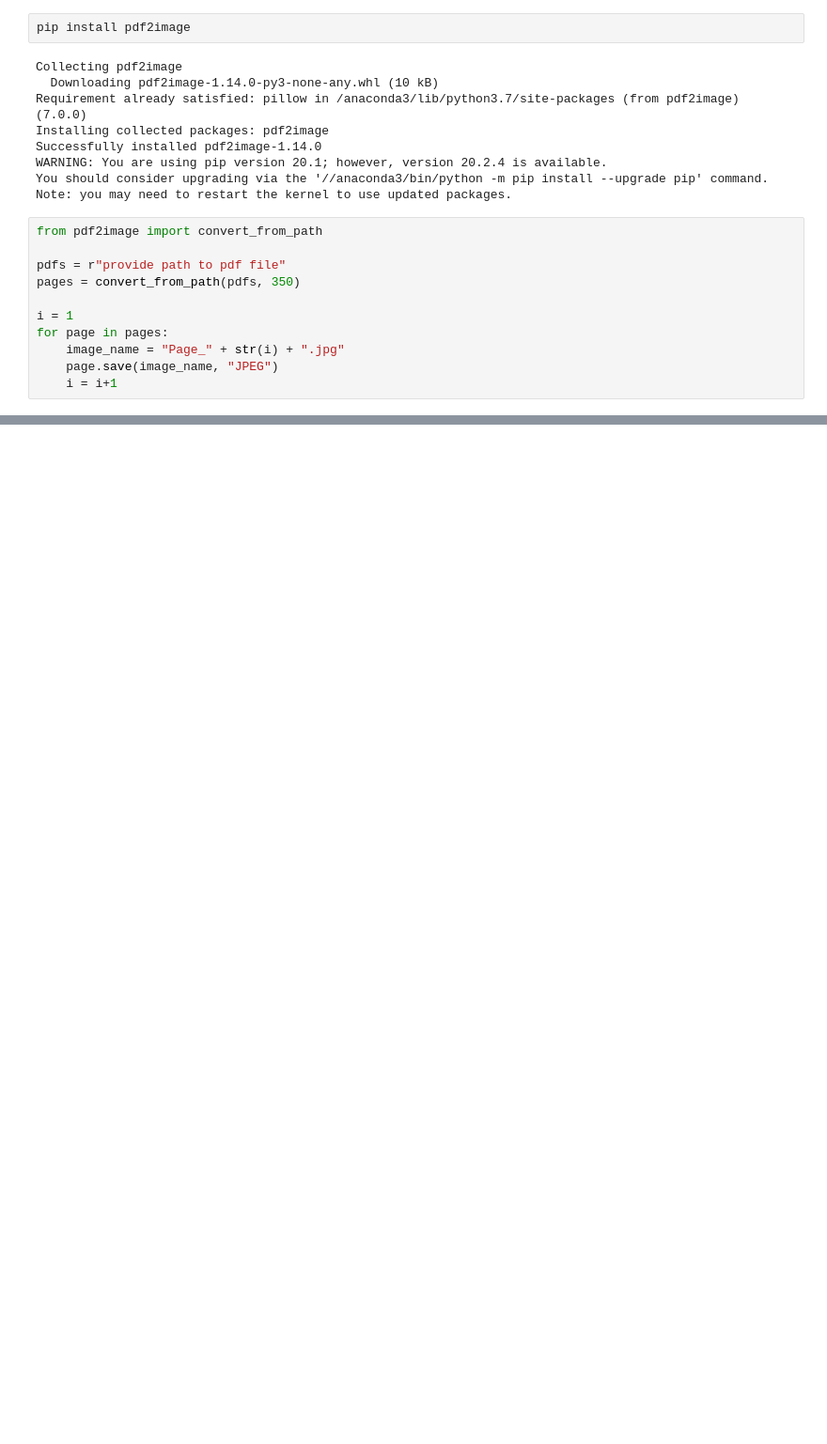
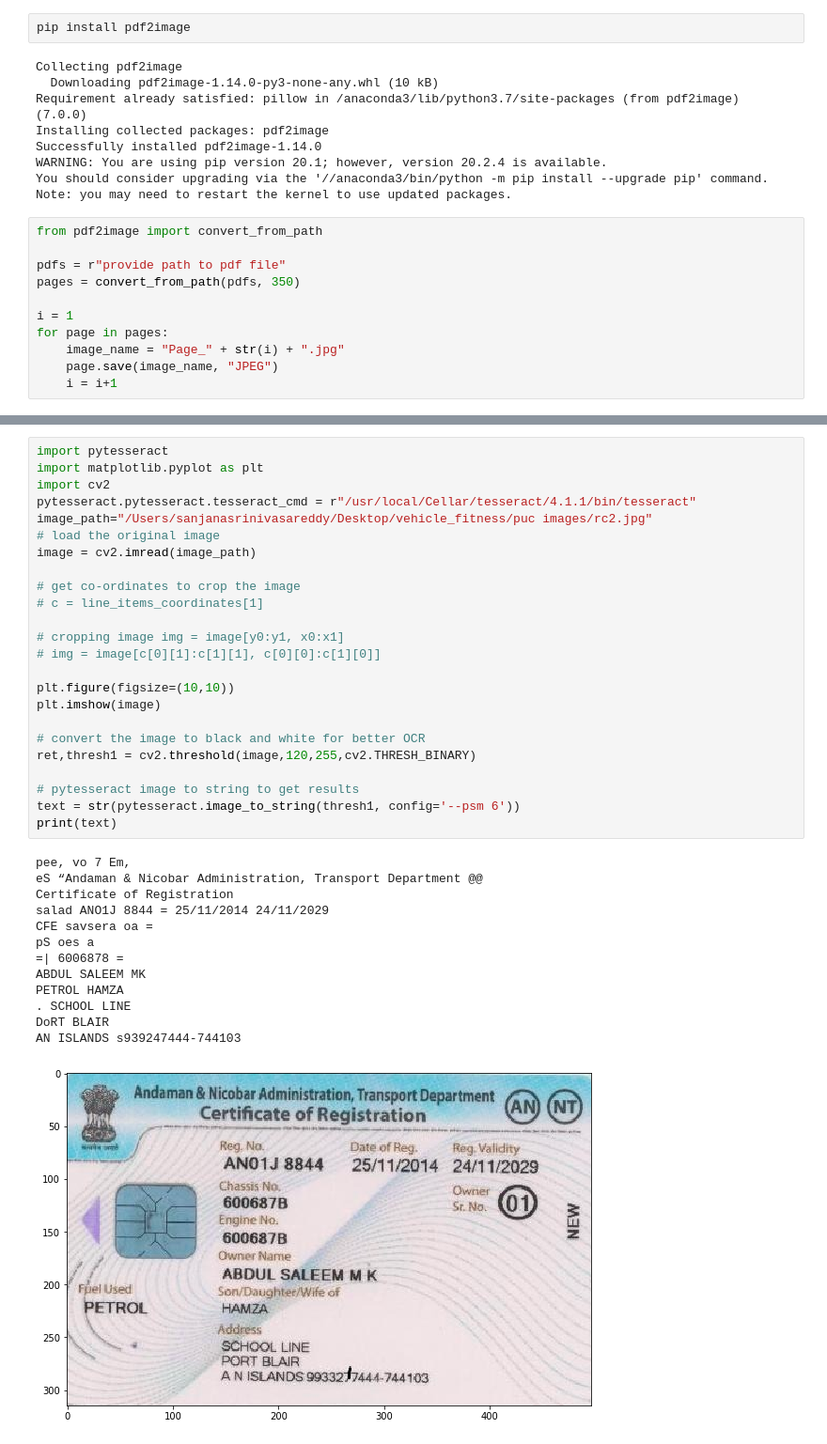
Before and after one commit to nishchaljs/vehicle_fitness, a Jupyter notebook: OCR.ipynb, the cells around one changed output, grey strips where cells are left out. Shown: that part at 94% size. Cells and saved outputs as stored; diff of their text form; blank space fills up the shorter version.

```diff
--- a/OCR.ipynb
+++ b/OCR.ipynb
@@ -60,0 +122,38 @@ Sevamime —nnis
+# %%
+import pytesseract
+import matplotlib.pyplot as plt
+import cv2
+pytesseract.pytesseract.tesseract_cmd = r"/usr/local/Cellar/tesseract/4.1.1/bin/tesseract"
+image_path="/Users/sanjanasrinivasareddy/Desktop/vehicle_fitness/puc images/rc2.jpg"
+# load the original image
+image = cv2.imread(image_path)
+
+# get co-ordinates to crop the image
+# c = line_items_coordinates[1]
+
+# cropping image img = image[y0:y1, x0:x1]
+# img = image[c[0][1]:c[1][1], c[0][0]:c[1][0]]
+
+plt.figure(figsize=(10,10))
+plt.imshow(image)
+
+# convert the image to black and white for better OCR
+ret,thresh1 = cv2.threshold(image,120,255,cv2.THRESH_BINARY)
+
+# pytesseract image to string to get results
+text = str(pytesseract.image_to_string(thresh1, config='--psm 6'))
+print(text)
+# %% [output]
+pee, vo 7 Em,
+eS “Andaman & Nicobar Administration, Transport Department @@
+Certificate of Registration
+salad ANO1J 8844 = 25/11/2014 24/11/2029
+CFE savsera oa =
+pS oes a
+=| 6006878 =
+ABDUL SALEEM MK
+PETROL HAMZA
+. SCHOOL LINE
+DoRT BLAIR
+AN ISLANDS s939247444-744103
+[figure, added]
```
Also changed, not shown: parts of 8 cells of this notebook.
